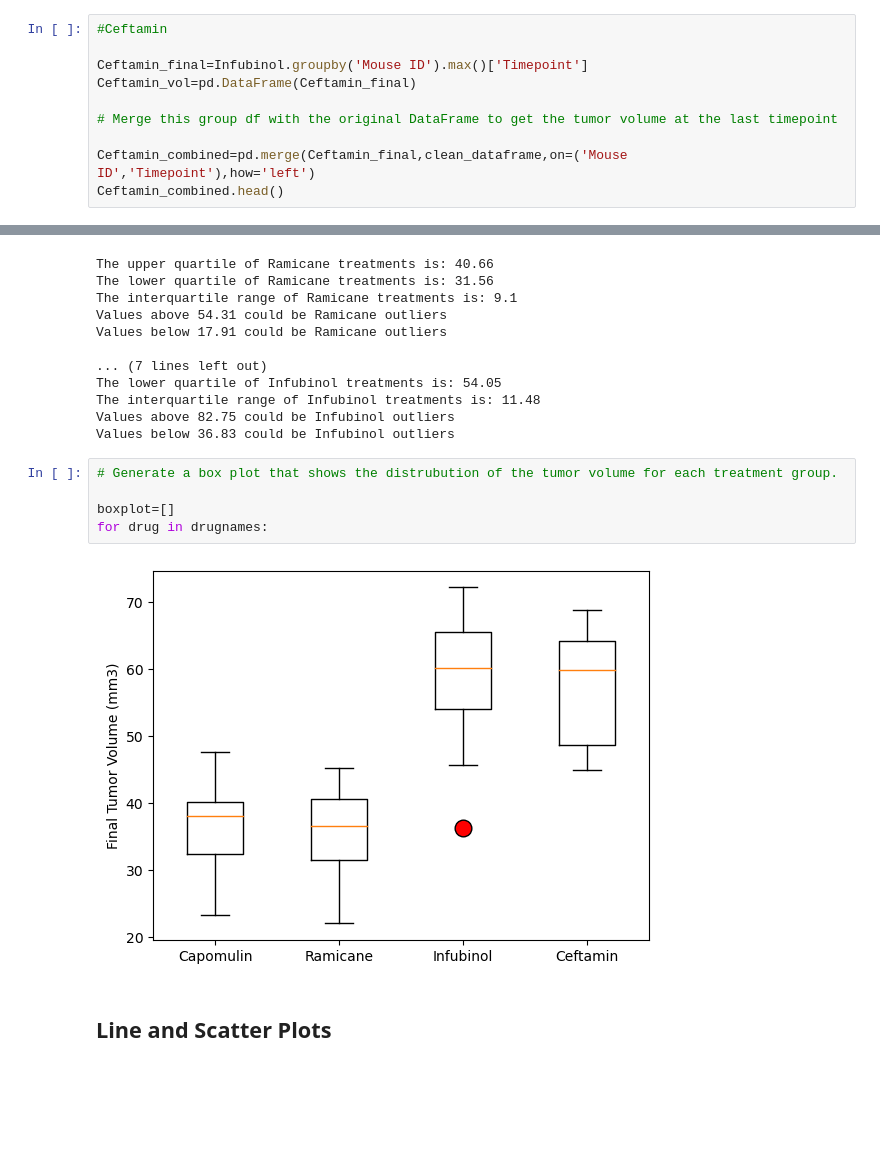
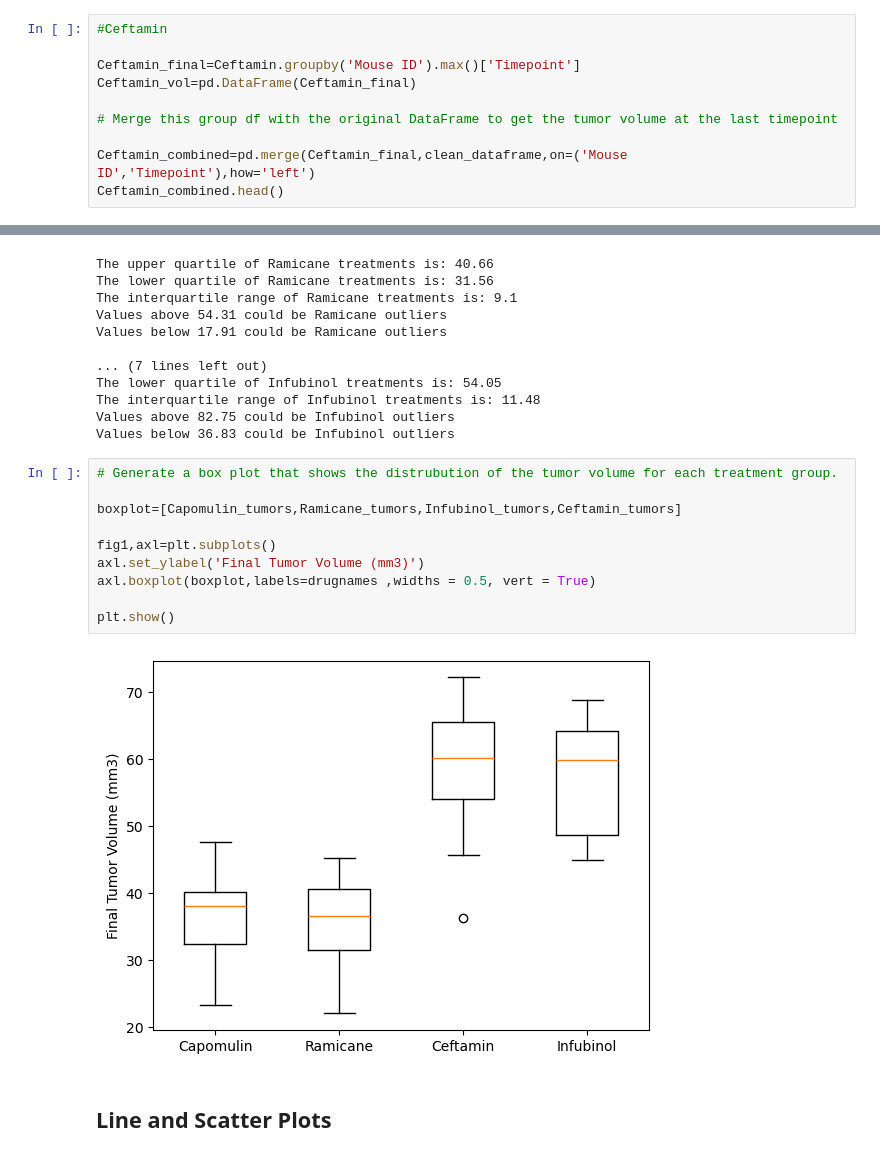
Before and after one commit to AdrianD1021/pymaceuticals, a Jupyter notebook: Starter_Code/Pymaceuticals/pymaceuticals_starter.ipynb, the cells around one changed output, grey strips where cells are left out. Drawn from its saved outputs; the diff is of its cells as text; blank space fills up the shorter version.

```diff
--- a/Starter_Code/Pymaceuticals/pymaceuticals_starter.ipynb
+++ b/Starter_Code/Pymaceuticals/pymaceuticals_starter.ipynb
@@ -328,7 +328,7 @@ The values below 54.04860769 could be outliers
 # %%
 #Ceftamin
 
-Ceftamin_final=Infubinol.groupby('Mouse ID').max()['Timepoint']
+Ceftamin_final=Ceftamin.groupby('Mouse ID').max()['Timepoint']
 Ceftamin_vol=pd.DataFrame(Ceftamin_final)
 
 # Merge this group df with the original DataFrame to get the tumor volume at the last timepoint
@@ -443,10 +443,15 @@ Values below 36.83 could be Infubinol outliers
 # %%
 # Generate a box plot that shows the distrubution of the tumor volume for each treatment group.
 
-boxplot=[]
-for drug in drugnames:
+boxplot=[Capomulin_tumors,Ramicane_tumors,Infubinol_tumors,Ceftamin_tumors]
+
+fig1,axl=plt.subplots()
+axl.set_ylabel('Final Tumor Volume (mm3)')
+axl.boxplot(boxplot,labels=drugnames ,widths = 0.5, vert = True)
+
+plt.show()
 # %% [output]
-[figure, old version]
+[figure, new version]
 # %% [markdown]
 ## Line and Scatter Plots
 # %%
```
Also changed, not shown: parts of 2 cells of this notebook.
